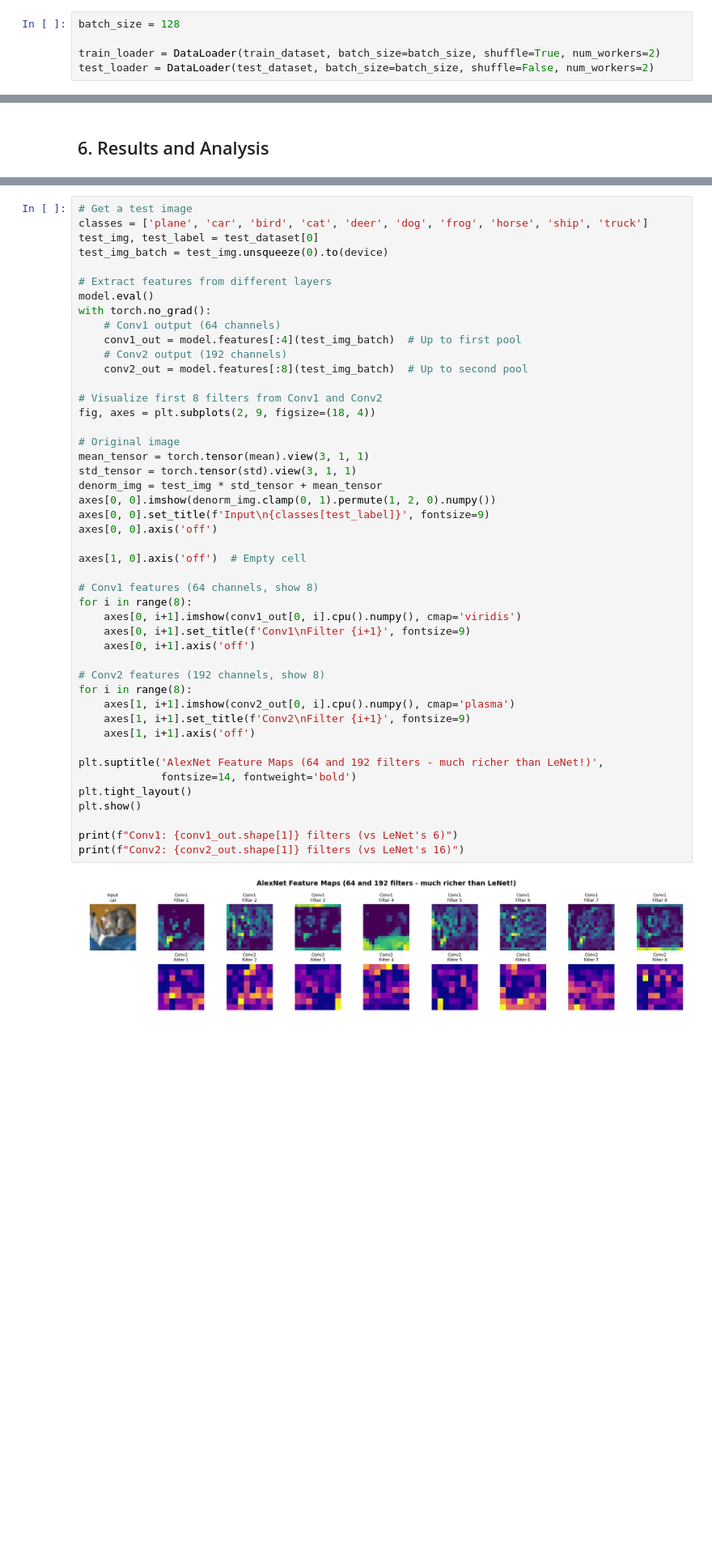
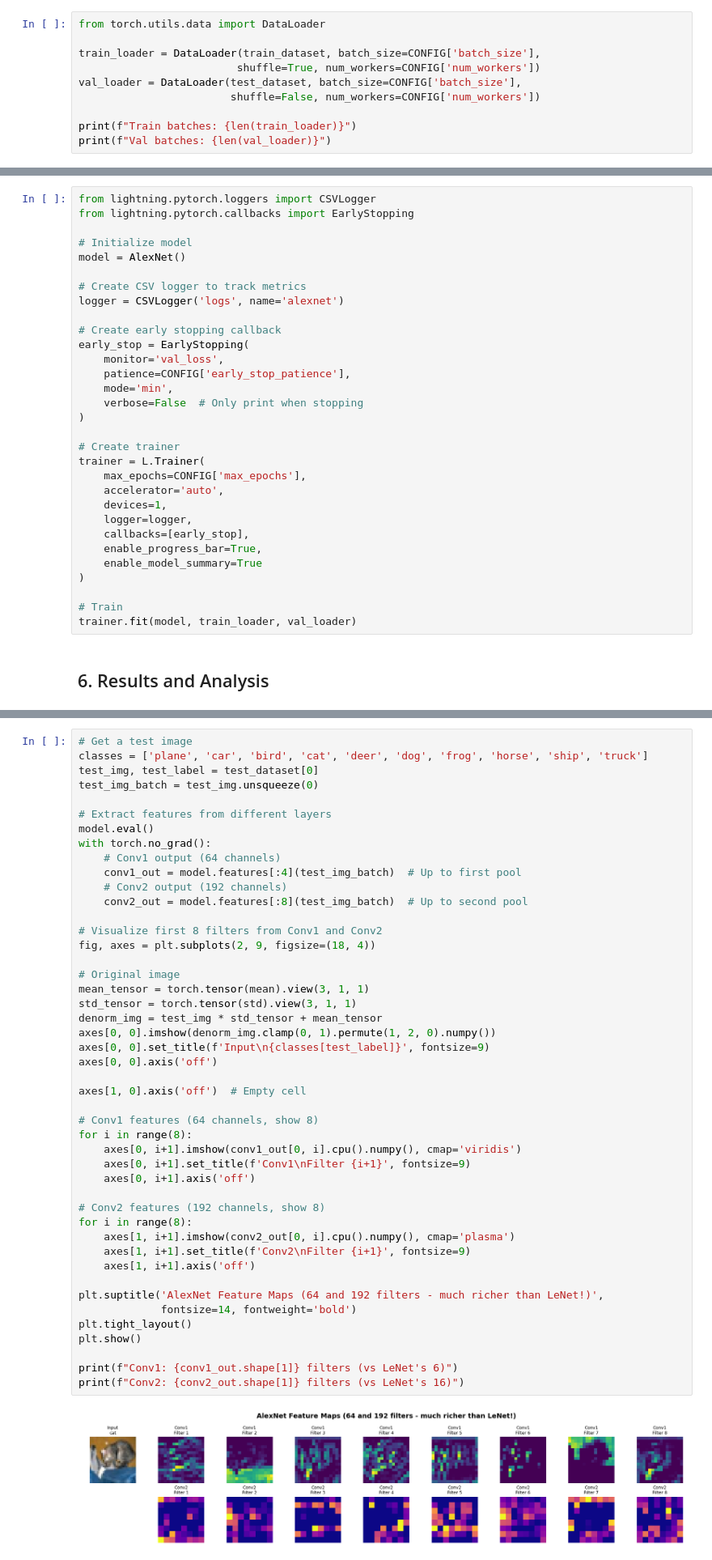
Before and after one commit to tsilva/aiml-notebooks, a Jupyter notebook: notebooks/alexnet-breakthrough.ipynb, the cells around one changed output, grey strips where cells are left out. Shown at 81% size. Saved outputs shown, nothing was run; the diff lists cells and outputs as text; blank space fills up the shorter version.

```diff
--- a/notebooks/alexnet-breakthrough.ipynb
+++ b/notebooks/alexnet-breakthrough.ipynb
@@ -105,5 +135,10 @@ Test samples: 10000
 # %%
-batch_size = 128
+from torch.utils.data import DataLoader
 
-train_loader = DataLoader(train_dataset, batch_size=batch_size, shuffle=True, num_workers=2)
-test_loader = DataLoader(test_dataset, batch_size=batch_size, shuffle=False, num_workers=2)
+train_loader = DataLoader(train_dataset, batch_size=CONFIG['batch_size'],
+                         shuffle=True, num_workers=CONFIG['num_workers'])
+val_loader = DataLoader(test_dataset, batch_size=CONFIG['batch_size'],
+                        shuffle=False, num_workers=CONFIG['num_workers'])
+
+print(f"Train batches: {len(train_loader)}")
+print(f"Val batches: {len(val_loader)}")
@@ -371,3 +356,34 @@ if w.is_alive():
+# %%
+from lightning.pytorch.loggers import CSVLogger
+from lightning.pytorch.callbacks import EarlyStopping
+
+# Initialize model
+model = AlexNet()
+
+# Create CSV logger to track metrics
+logger = CSVLogger('logs', name='alexnet')
+
+# Create early stopping callback
+early_stop = EarlyStopping(
+    monitor='val_loss',
+    patience=CONFIG['early_stop_patience'],
+    mode='min',
+    verbose=False  # Only print when stopping
+)
+
+# Create trainer
+trainer = L.Trainer(
+    max_epochs=CONFIG['max_epochs'],
+    accelerator='auto',
+    devices=1,
+    logger=logger,
+    callbacks=[early_stop],
+    enable_progress_bar=True,
+    enable_model_summary=True
+)
+
+# Train
+trainer.fit(model, train_loader, val_loader)
 # %% [markdown]
 ## 6. Results and Analysis
 # %% [markdown]
@@ -414,7 +482,7 @@ Let's see how AlexNet's deeper layers learn richer features.
 # Get a test image
 classes = ['plane', 'car', 'bird', 'cat', 'deer', 'dog', 'frog', 'horse', 'ship', 'truck']
 test_img, test_label = test_dataset[0]
-test_img_batch = test_img.unsqueeze(0).to(device)
+test_img_batch = test_img.unsqueeze(0)
 
 # Extract features from different layers
 model.eval()
@@ -430,34 +498,34 @@ fig, axes = plt.subplots(2, 9, figsize=(18, 4))
 # Original image
 mean_tensor = torch.tensor(mean).view(3, 1, 1)
 std_tensor = torch.tensor(std).view(3, 1, 1)
 denorm_img = test_img * std_tensor + mean_tensor
 axes[0, 0].imshow(denorm_img.clamp(0, 1).permute(1, 2, 0).numpy())
 axes[0, 0].set_title(f'Input\n{classes[test_label]}', fontsize=9)
 axes[0, 0].axis('off')
 
 axes[1, 0].axis('off')  # Empty cell
 
 # Conv1 features (64 channels, show 8)
 for i in range(8):
     axes[0, i+1].imshow(conv1_out[0, i].cpu().numpy(), cmap='viridis')
     axes[0, i+1].set_title(f'Conv1\nFilter {i+1}', fontsize=9)
     axes[0, i+1].axis('off')
 
 # Conv2 features (192 channels, show 8)
 for i in range(8):
     axes[1, i+1].imshow(conv2_out[0, i].cpu().numpy(), cmap='plasma')
     axes[1, i+1].set_title(f'Conv2\nFilter {i+1}', fontsize=9)
     axes[1, i+1].axis('off')
 
 plt.suptitle('AlexNet Feature Maps (64 and 192 filters - much richer than LeNet!)',
              fontsize=14, fontweight='bold')
 plt.tight_layout()
 plt.show()
 
 print(f"Conv1: {conv1_out.shape[1]} filters (vs LeNet's 6)")
 print(f"Conv2: {conv2_out.shape[1]} filters (vs LeNet's 16)")
 # %% [output]
-[figure, old version]
+[figure, new version]
 Conv1: 64 filters (vs LeNet's 6)
 Conv2: 192 filters (vs LeNet's 16)
 # %% [markdown]
```
Also changed, not shown: parts of 38 cells of this notebook.
